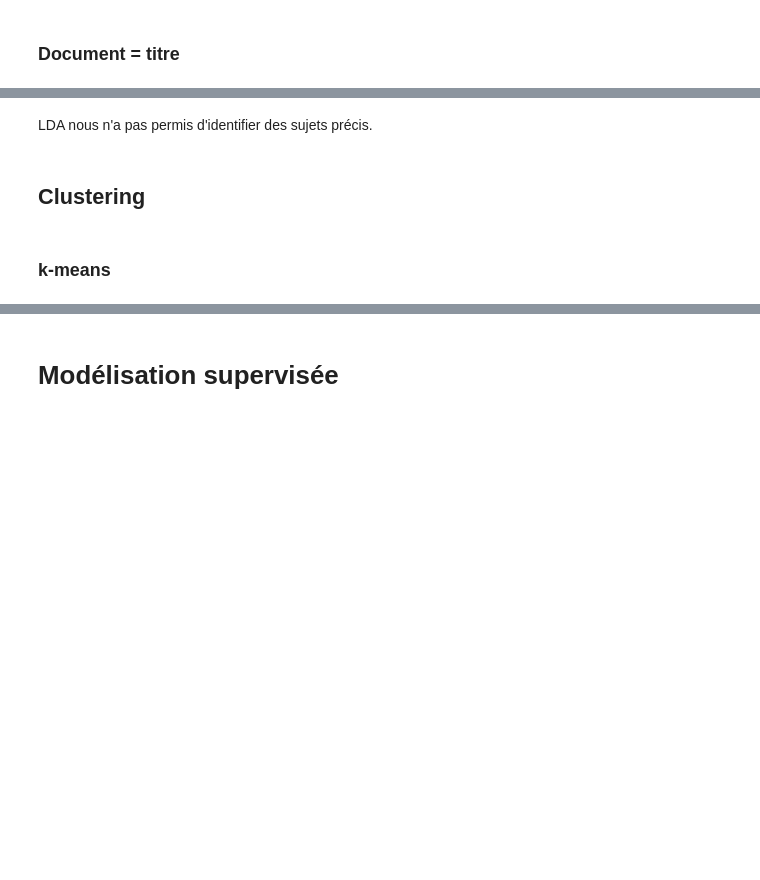
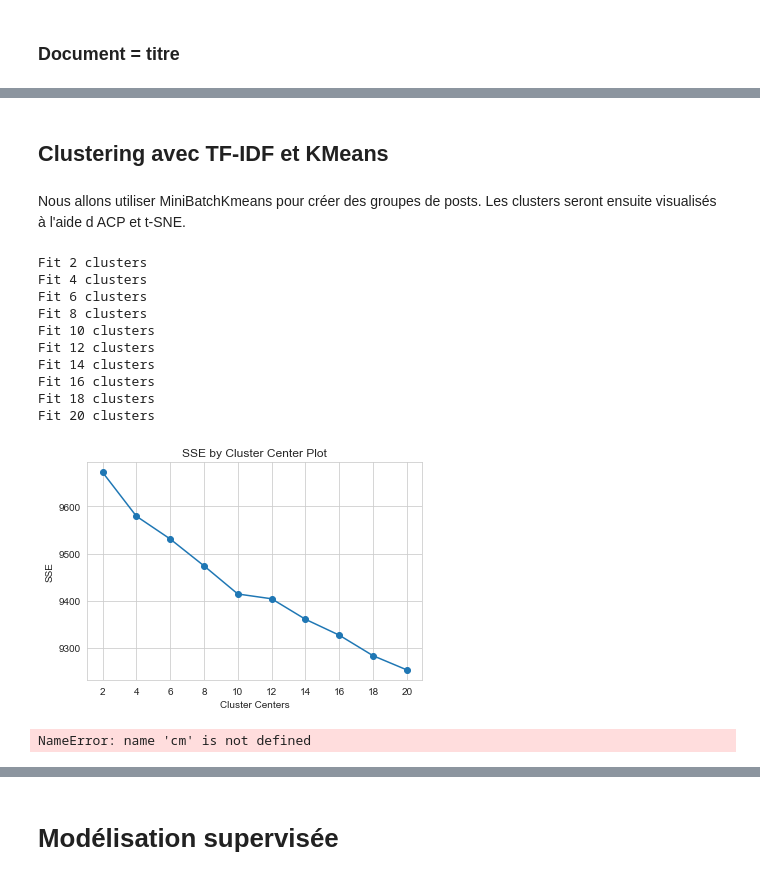
Before and after one commit to Lenka-St/Projet5, a Jupyter notebook: Notebook2_Modelisation.ipynb, the cells around one changed output, grey strips where cells are left out. Saved outputs shown, nothing was run; the diff lists cells and outputs as text; code cells hidden in the pictures; blank space fills up the shorter version.

Commit message:
Max_features 5000, LDA, k-means
Notebook1 : max_features changed to 5000
N2 : LDA completed, k-means started

```diff
--- a/Notebook2_Modelisation.ipynb
+++ b/Notebook2_Modelisation.ipynb
@@ -713,6 +744,37 @@ code sql table server mysql database android vim mean query
-# %% [markdown]
-LDA nous n'a pas permis d'identifier des sujets précis.
-# %% [markdown]
-## Clustering
-# %% [markdown]
-### k-means
+# %% [markdown]
+## Clustering avec TF-IDF et KMeans
+# %% [markdown]
+Nous allons utiliser MiniBatchKmeans pour créer des groupes de posts. Les clusters seront ensuite visualisés à l'aide d ACP et t-SNE.
+# %%
+# Code de kaggle
+
+
+def find_optimal_clusters(data, max_k):
+    iters = range(2, max_k+1, 2)
+
+    sse = []
+    for k in iters:
+        sse.append(MiniBatchKMeans(n_clusters=k, init_size=1024, batch_size=2048, random_state=20).fit(data).inertia_)
+        print('Fit {} clusters'.format(k))
+
+    f, ax = plt.subplots(1, 1)
+    ax.plot(iters, sse, marker='o')
+    ax.set_xlabel('Cluster Centers')
+    ax.set_xticks(iters)
+    ax.set_xticklabels(iters)
+    ax.set_ylabel('SSE')
+    ax.set_title('SSE by Cluster Center Plot')
+
+find_optimal_clusters(X_train_tfidf, 20)
+# %% [output]
+Fit 2 clusters
+Fit 4 clusters
+Fit 6 clusters
+Fit 8 clusters
+Fit 10 clusters
+Fit 12 clusters
+Fit 14 clusters
+Fit 16 clusters
+Fit 18 clusters
+Fit 20 clusters
+[figure, added]
@@ -718,0 +783,26 @@ LDA nous n'a pas permis d'identifier des sujets précis.
+# %%
+# Code Kaggle
+
+def plot_tsne_pca(data, labels):
+    max_label = max(labels)
+    max_items = np.random.choice(range(data.shape[0]), size=3000, replace=False)
+
+    pca = PCA(n_components=2).fit_transform(data[max_items,:].todense())
+    tsne = TSNE().fit_transform(PCA(n_components=50).fit_transform(data[max_items,:].todense()))
+
+
+    idx = np.random.choice(range(pca.shape[0]), size=300, replace=False)
+    label_subset = labels[max_items]
+    label_subset = [cm.hsv(i/max_label) for i in label_subset[idx]]
+
+    f, ax = plt.subplots(1, 2, figsize=(14, 6))
+
+    ax[0].scatter(pca[idx, 0], pca[idx, 1], c=label_subset)
+    ax[0].set_title('PCA Cluster Plot')
+
+    ax[1].scatter(tsne[idx, 0], tsne[idx, 1], c=label_subset)
+    ax[1].set_title('TSNE Cluster Plot')
+
+plot_tsne_pca(text, clusters)
+# %% [output]
+NameError: name 'cm' is not defined
```
Also changed, not shown: parts of 38 cells of this notebook, 1 other file.
